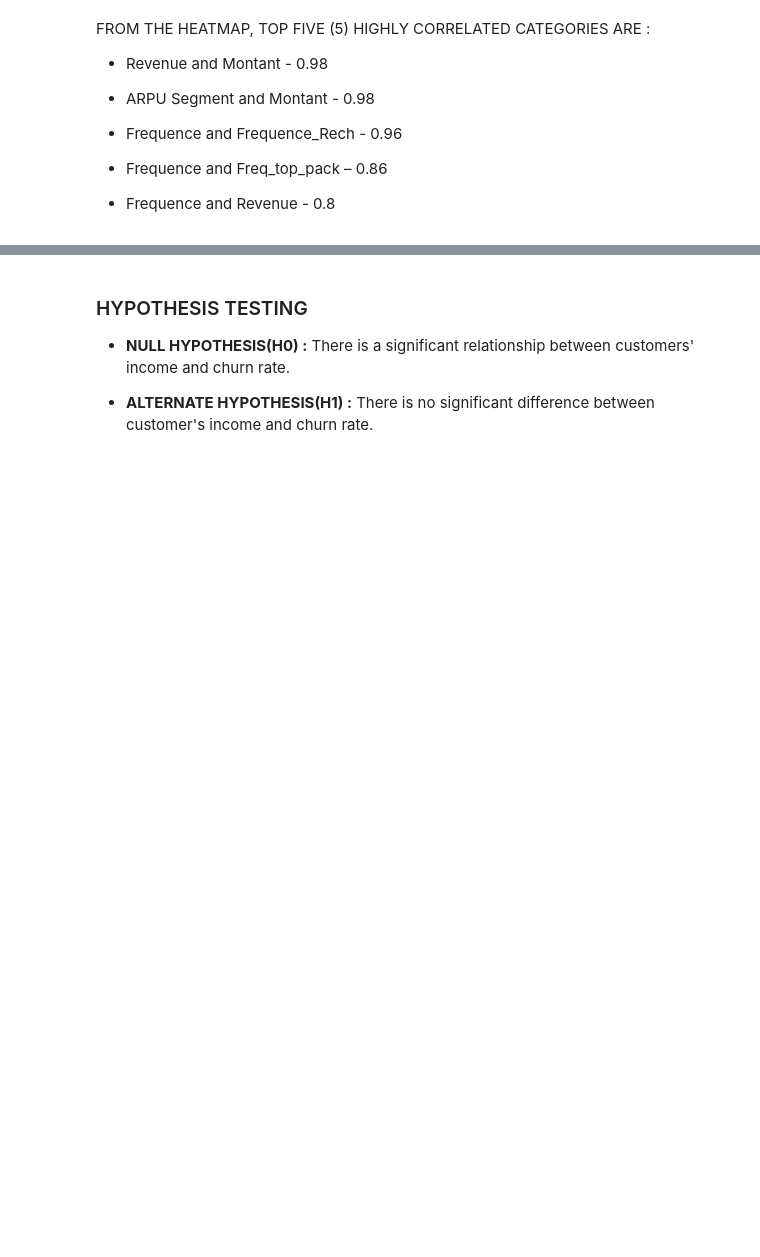
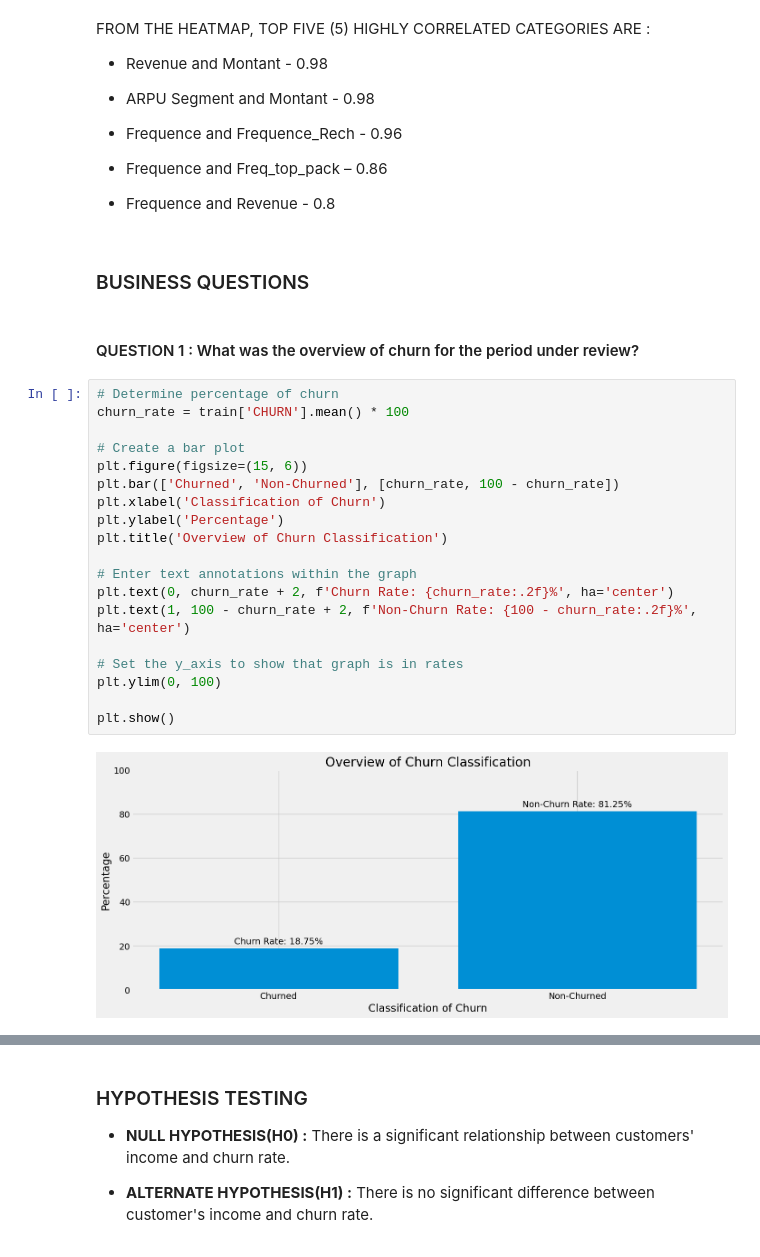
Before and after one commit to elvis-darko/Team_Zurich_Capstone_Project, a Jupyter notebook: Assets/dev/customer_churn_predict_TeamZurich.ipynb, the cells around one changed output, grey strips where cells are left out. Cells and saved outputs as stored; diff of their text form; blank space fills up the shorter version.

```diff
--- a/Assets/dev/customer_churn_predict_TeamZurich.ipynb
+++ b/Assets/dev/customer_churn_predict_TeamZurich.ipynb
@@ -578,3 +583,28 @@ FROM THE HEATMAP, TOP FIVE (5) HIGHLY CORRELATED CATEGORIES ARE :
 - Frequence and Freq_top_pack – 0.86
 
 - Frequence and Revenue  - 0.8
+# %% [markdown]
+### BUSINESS QUESTIONS
+# %% [markdown]
+#### QUESTION 1 : What was the overview of churn for the period under review?
+# %%
+# Determine percentage of churn
+churn_rate = train['CHURN'].mean() * 100
+
+# Create a bar plot
+plt.figure(figsize=(15, 6))
+plt.bar(['Churned', 'Non-Churned'], [churn_rate, 100 - churn_rate])
+plt.xlabel('Classification of Churn')
+plt.ylabel('Percentage')
+plt.title('Overview of Churn Classification')
+
+# Enter text annotations within the graph
+plt.text(0, churn_rate + 2, f'Churn Rate: {churn_rate:.2f}%', ha='center')
+plt.text(1, 100 - churn_rate + 2, f'Non-Churn Rate: {100 - churn_rate:.2f}%', ha='center')
+
+# Set the y_axis to show that graph is in rates
+plt.ylim(0, 100)
+
+plt.show()
+# %% [output]
+[figure, added]
```
Also changed, not shown: parts of 13 cells of this notebook.
